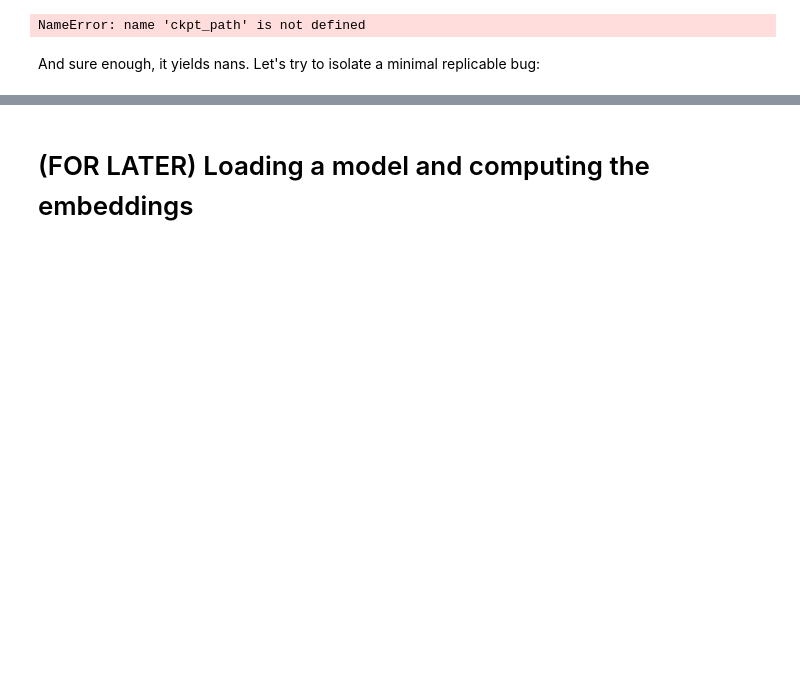
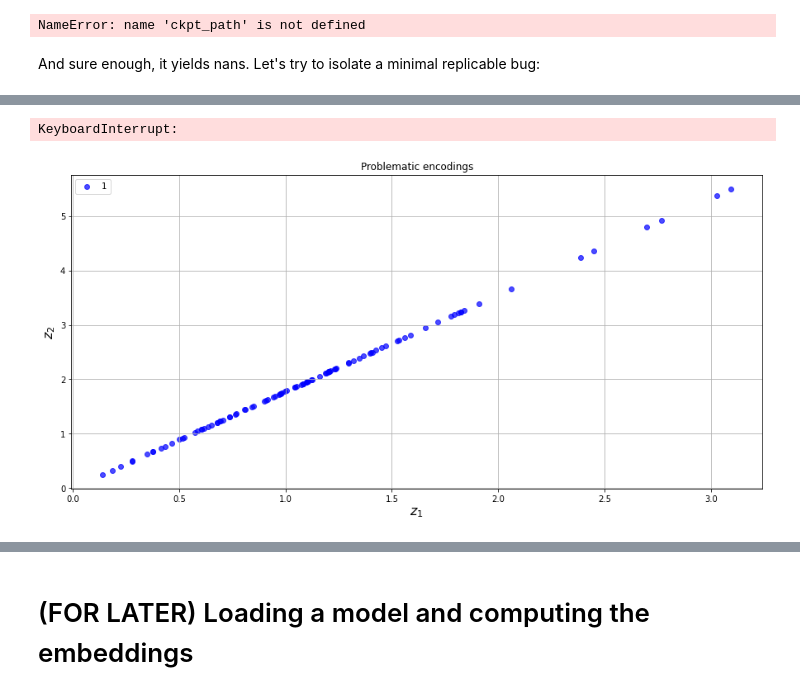
Before and after one commit to Gaspard-a11y/ArcSong, a Jupyter notebook: demo_NaN.ipynb, the cells around one changed output, grey strips where cells are left out. Saved outputs shown, nothing was run; the diff lists cells and outputs as text; code cells hidden in the pictures; blank space fills up the shorter version.

```diff
--- a/demo_NaN.ipynb
+++ b/demo_NaN.ipynb
@@ -385,0 +494,8 @@ plt.show()
+# %%
+embds = Input([2], name='embeddings')
+labels = Input([], name='label')
+
+logist = ArcHead(num_classes=2, margin=1, logist_scale=1)(embds, labels)
+arc_model = Model((embds, labels), logist, name="arc_head")
+
+arc_model.summary()
@@ -385,0 +530,5 @@ plt.show()
+# %%
+logits = arc_model((embeddings,labels))
+
+print(logits.shape)
+logits
@@ -385,0 +554,60 @@ plt.show()
+# %%
+embd_dim = 2
+batch_size = 128
+
+problematic_inputs=[]
+
+while len(problematic_inputs)<100:
+    angles = np.random.uniform(low=0.0, high=2*np.pi, size=(batch_size,1))
+    cosines, sines = np.cos(angles), np.sin(angles)
+
+    embeddings = np.concatenate((cosines, sines), axis=1)
+    # embeddings = np.random.normal(loc=0.0, scale=2.0, size=(batch_size,embd_dim))
+
+    labels = np.random.randint(0, 2, size=batch_size)
+
+    embeddings = tf.convert_to_tensor(embeddings)
+    labels = tf.convert_to_tensor(labels)
+    logits = arc_model((embeddings,labels))
+
+    if np.isnan(np.mean(logits.numpy())):
+        # Found a bad batch, finding the culprit...
+        for k in range(batch_size):
+            logit = arc_model((tf.expand_dims(embeddings[k], axis=0), tf.expand_dims(labels[k], axis=0)))
+            if np.isnan(np.mean(logit.numpy())):
+                problematic_inputs.append((embeddings[k], labels[k]))
+                print("+1")
+# %% [output]
+KeyboardInterrupt:
+# %%
+# Process the output into two groups
+problematic_zeros = []
+problematic_ones = []
+
+for item in problematic_inputs:
+    embeddings, labels = item
+    if labels.numpy().astype(np.uint8)==0:
+        problematic_zeros.append(embeddings.numpy())
+    else:
+        problematic_ones.append(embeddings.numpy())
+
+problematic_zeros = np.array(problematic_zeros)
+problematic_ones = np.array(problematic_ones)
+# %%
+plt.figure(figsize=(15, 7))
+cmap = cm.get_cmap('jet', 10)
+
+#plt.scatter(problematic_zeros[:, 0], problematic_zeros[:, 1],
+#                color=cmap(0), label="0", alpha=0.7)
+
+plt.scatter(problematic_ones[:, 0], problematic_ones[:, 1],
+                color=cmap(1), label="1", alpha=0.7)
+
+plt.xlabel('$z_1$', fontsize=16)
+plt.ylabel('$z_2$', fontsize=16)
+plt.title('Problematic encodings')
+plt.legend()
+plt.grid()
+plt.show()
+# %% [output]
+[figure, added]
```
Also changed, not shown: parts of 37 cells of this notebook, 1 other file.
